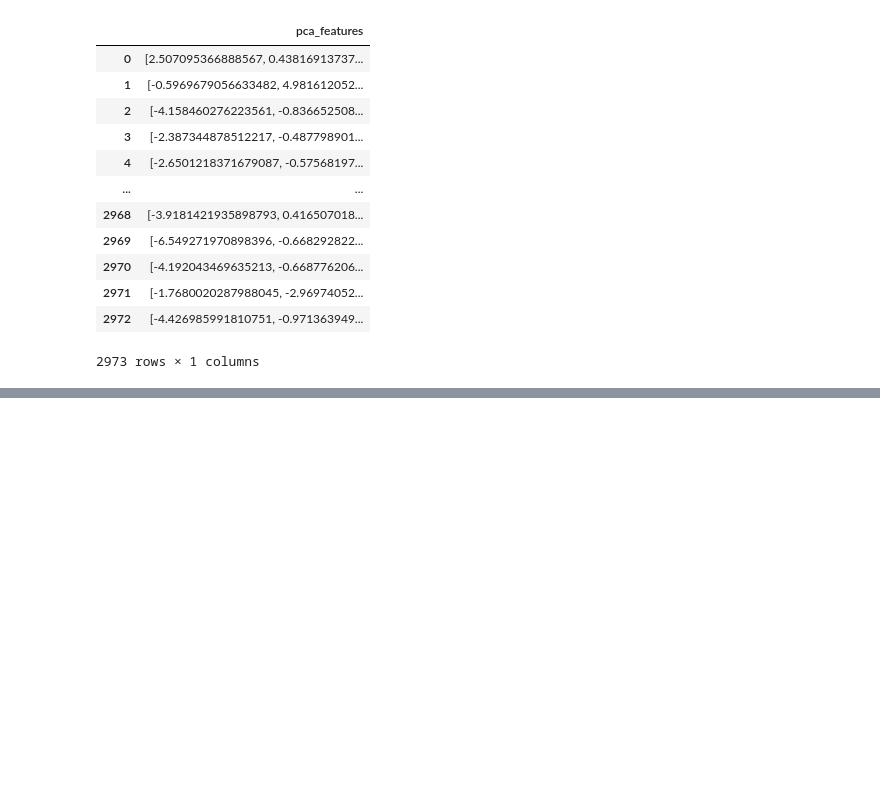
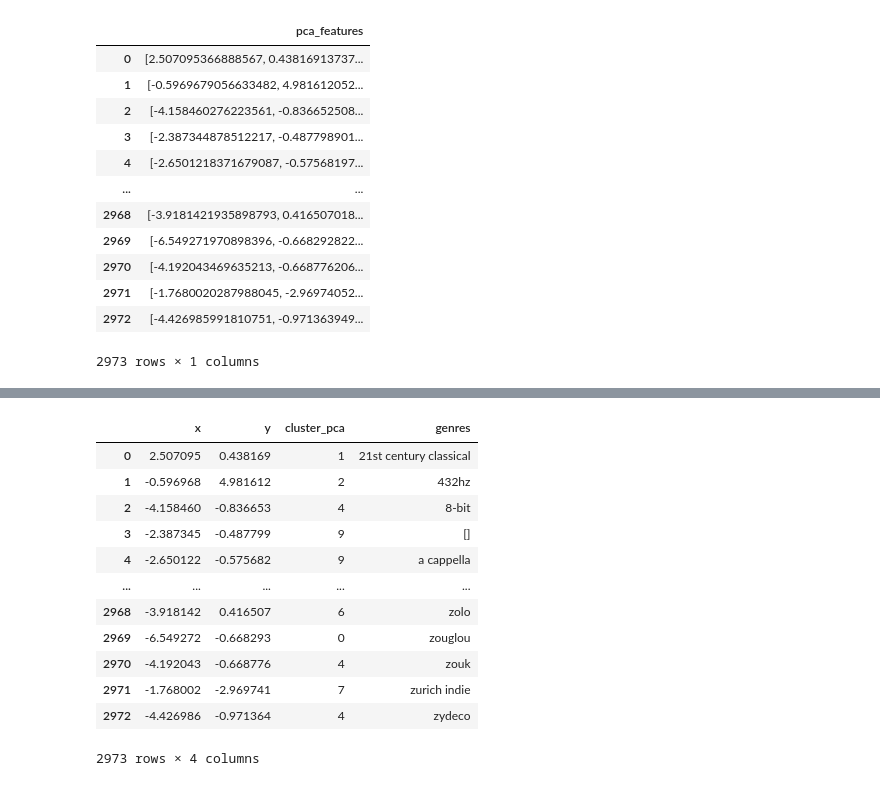
Before and after one commit to MpRonald/Spark, a Jupyter notebook: PySpark_Recomendation.ipynb, the cells around one changed output, grey strips where cells are left out. Saved outputs shown, nothing was run; the diff lists cells and outputs as text; code cells hidden in the pictures; blank space fills up the shorter version.

```diff
--- a/PySpark_Recomendation.ipynb
+++ b/PySpark_Recomendation.ipynb
@@ -367,0 +412,20 @@ data_genre_pca.select('pca_features').toPandas()
+# %%
+pca_features_xy = predictions_kmeans.withColumn('x', vector_to_array('pca_features')[0])\
+                  .withColumn('y', vector_to_array('pca_features')[1])\
+                  .select(['x', 'y', 'cluster_pca', 'genres'])
+# %%
+pca_features_xy.toPandas()
+# %% [output]
+|  | x | y | cluster_pca | genres |
+| 0 | 2.507095 | 0.438169 | 1 | 21st century classical |
+| 1 | -0.596968 | 4.981612 | 2 | 432hz |
+| 2 | -4.158460 | -0.836653 | 4 | 8-bit |
+| 3 | -2.387345 | -0.487799 | 9 | [] |
+| 4 | -2.650122 | -0.575682 | 9 | a cappella |
+| ... | ... | ... | ... | ... |
+| 2968 | -3.918142 | 0.416507 | 6 | zolo |
+| 2969 | -6.549272 | -0.668293 | 0 | zouglou |
+| 2970 | -4.192043 | -0.668776 | 4 | zouk |
+| 2971 | -1.768002 | -2.969741 | 7 | zurich indie |
+| 2972 | -4.426986 | -0.971364 | 4 | zydeco |
+2973 rows × 4 columns
```
Also changed, not shown: parts of 38 cells of this notebook, 1 other file.
